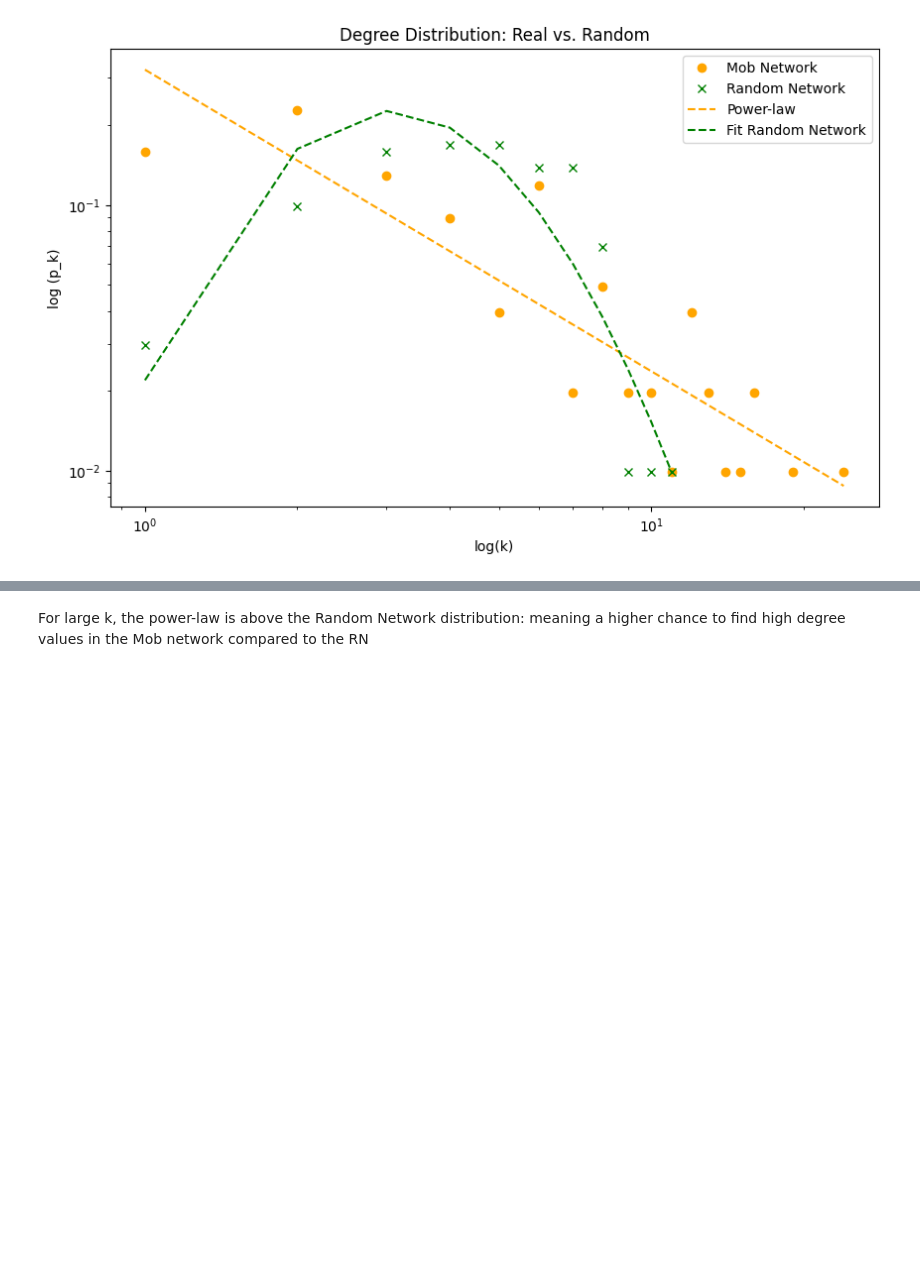
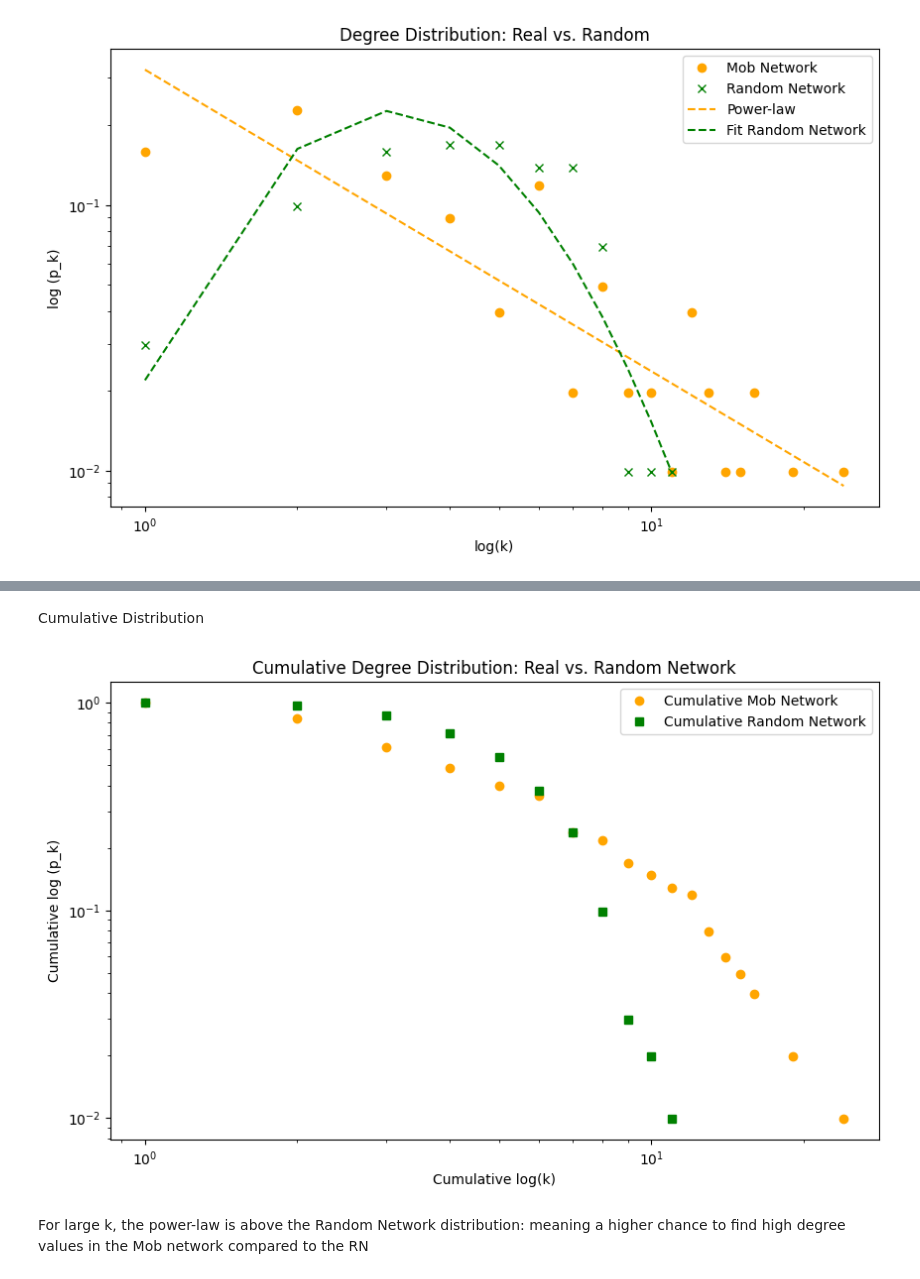
Before and after one commit to Enri98/mafia-network, a Jupyter notebook: project.ipynb, the cells around one changed output, grey strips where cells are left out. Cells and saved outputs as stored; diff of their text form; code cells hidden in the pictures; blank space fills up the shorter version.

```diff
--- a/project.ipynb
+++ b/project.ipynb
@@ -422,3 +492,44 @@ plt.show()
+# %% [markdown]
+Cumulative Distribution
+# %%
+# Calculate cumulative distribution for the real network
+cumulative_freqs_u = np.cumsum(list(degree_distribution_u.values())[::-1])[::-1]
+
+# Calculate cumulative distribution for the random network
+cumulative_freqs_rn = np.cumsum(list(degree_distribution_rn.values())[::-1])[::-1]
+
+# Convert cumulative distributions to arrays for easier manipulation
+cumulative_degrees_u = np.array(list(degree_distribution_u.keys()))
+cumulative_degrees_rn = np.array(list(degree_distribution_rn.keys()))
+
+# # Fit a line to the log-log data for the cumulative real network
+# slope_u, intercept_u, r_value_u, p_value_u, std_err_u = linregress(np.log(cumulative_degrees_u), np.log(cumulative_freqs_u))
+# fit_line_u = slope_u * log_binned_degrees + intercept_u
+
+# Cumulative distribution plot
+plt.figure(figsize=(10,6))
+
+plt.loglog(cumulative_degrees_u,
+           cumulative_freqs_u,
+           'o',
+           color='orange',
+           label='Cumulative Mob Network')
+
+plt.loglog(cumulative_degrees_rn,
+           cumulative_freqs_rn,
+           's',
+           color='green',
+           label='Cumulative Random Network')
+
+
+
+plt.ylabel('Cumulative log (p_k)')
+plt.xlabel('Cumulative log(k)')
+plt.legend()
+plt.title('Cumulative Degree Distribution: Real vs. Random Network')
+plt.show()
+# %% [output]
+[figure, added]
 # %% [markdown]
 For large k, the power-law is above the Random Network distribution: meaning a higher chance to find high degree values in the Mob network compared to the RN
 # %% [markdown]
```
Also changed, not shown: parts of 4 cells of this notebook.
